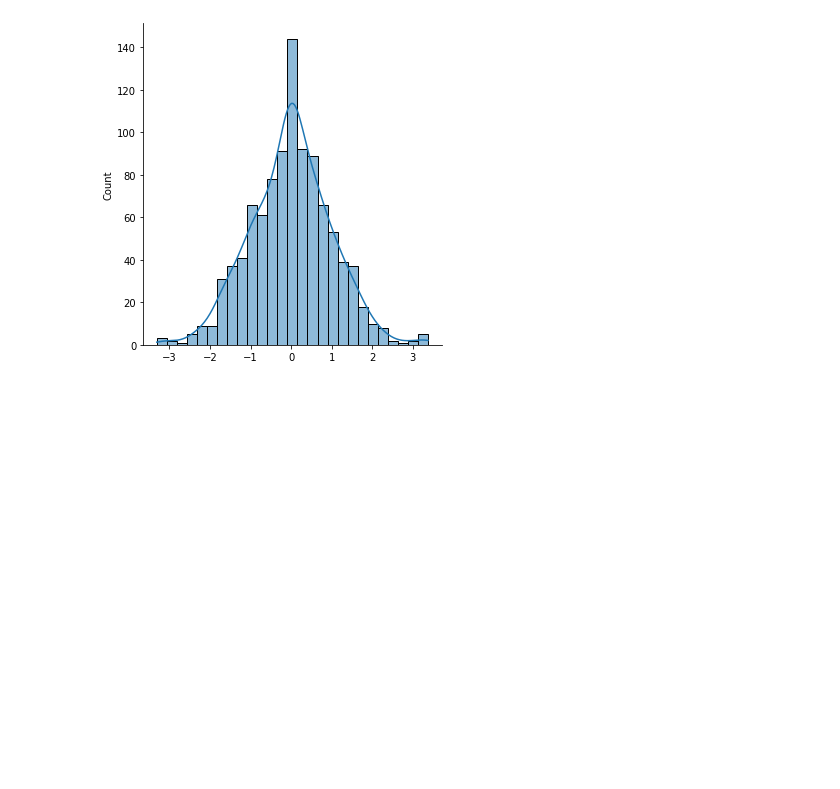
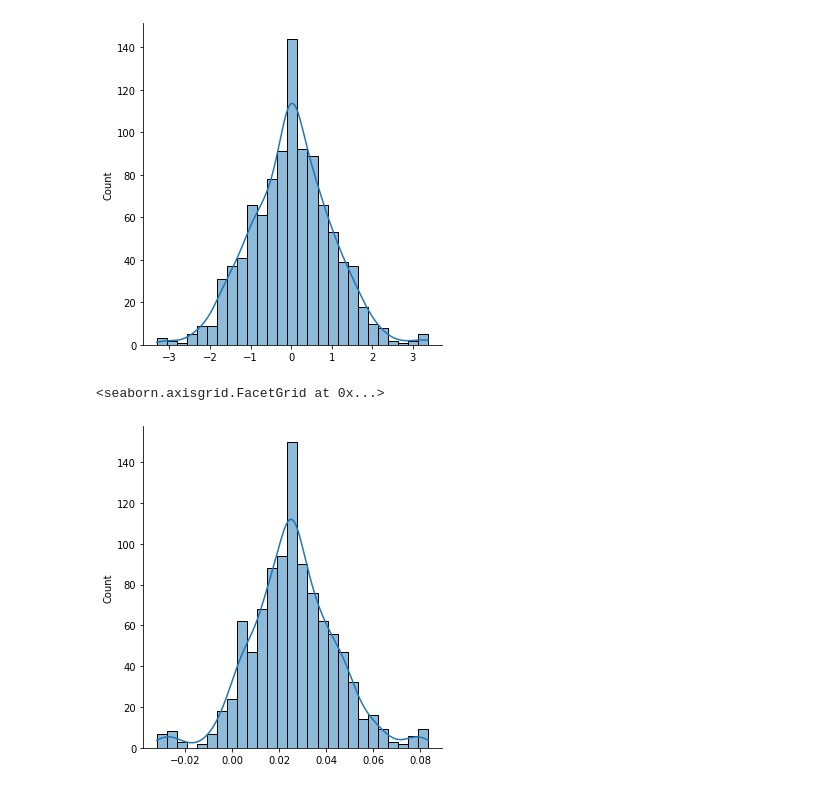
Before and after one commit to prekel/MSO, a Jupyter notebook: Lab02/Lab02.ipynb, the cells around one changed output. Saved outputs shown, nothing was run; the diff lists cells and outputs as text; code cells hidden in the pictures; blank space fills up the shorter version.

```diff
--- a/Lab02/Lab02.ipynb
+++ b/Lab02/Lab02.ipynb
@@ -423,3 +441,11 @@ sns.displot(data=st, kde=True)
 # %% [output]
 <seaborn.axisgrid.FacetGrid at 0x...>
 [figure]
+# %%
+# Нормализация для num2_15
+
+n = preprocessing.normalize([data['num2_15']])
+sns.displot(n[0], kde=True)
+# %% [output]
+<seaborn.axisgrid.FacetGrid at 0x...>
+[figure, added]
```
Also changed, not shown: parts of 18 cells of this notebook.
